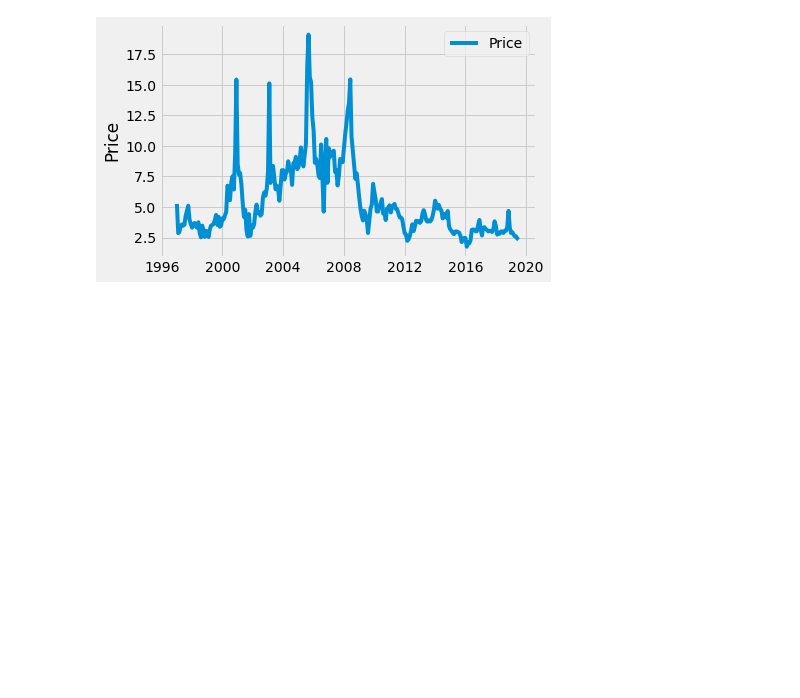
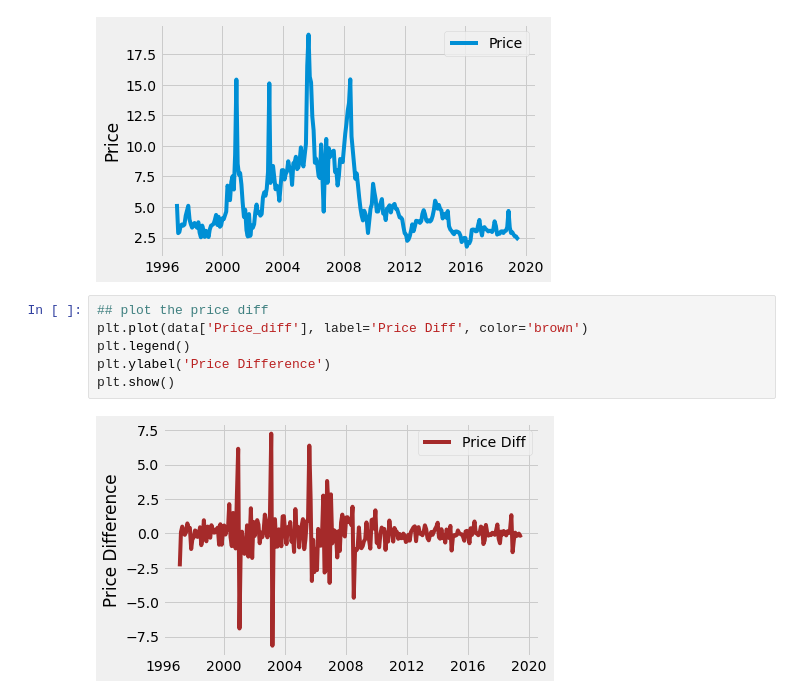
Before and after one commit to SethDwumah/Petroleum_DS-ML, a Jupyter notebook: Visualization of Natural Gas Price.ipynb, the cells around one changed output. Cells and saved outputs as stored; diff of their text form; blank space fills up the shorter version.

```diff
--- a/Visualization of Natural Gas Price.ipynb
+++ b/Visualization of Natural Gas Price.ipynb
@@ -70,3 +70,11 @@ plt.ylabel('Price')
 # %% [output]
 Text(0, 0.5, 'Price')
 [figure]
+# %%
+## plot the price diff
+plt.plot(data['Price_diff'], label='Price Diff', color='brown')
+plt.legend()
+plt.ylabel('Price Difference')
+plt.show()
+# %% [output]
+[figure, added]
```
